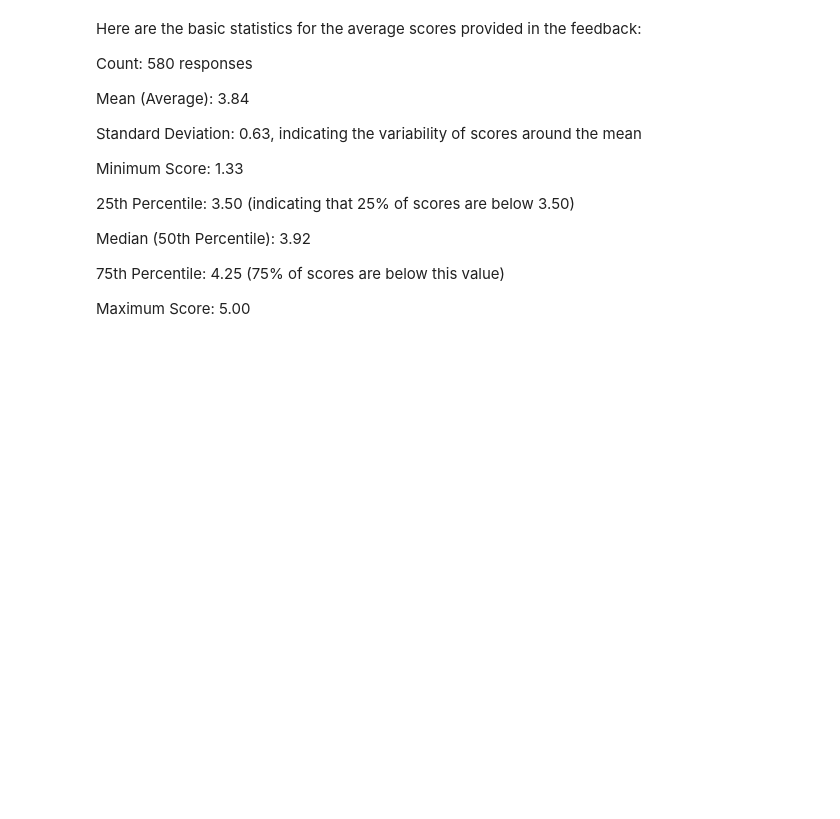
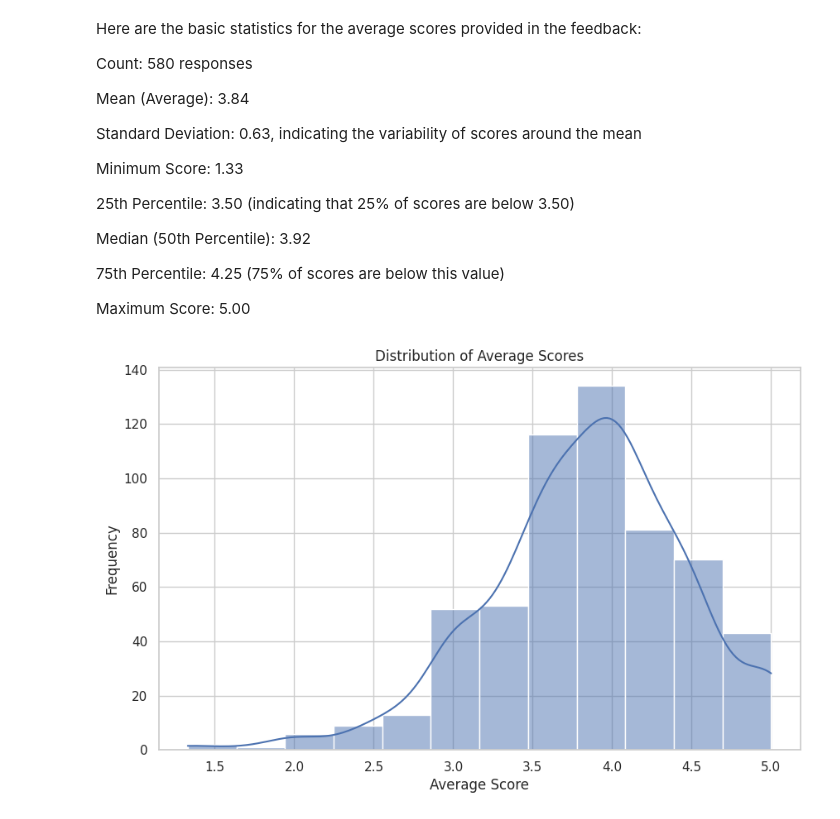
Before and after one commit to WellBrian/FUTURE_DS_03, a Jupyter notebook: Student_satisfaction_survey.ipynb, the cells around one changed output. Cells and saved outputs as stored; diff of their text form; code cells hidden in the pictures; blank space fills up the shorter version.

```diff
--- a/Student_satisfaction_survey.ipynb
+++ b/Student_satisfaction_survey.ipynb
@@ -103,3 +103,16 @@ Median (50th Percentile): 3.92
 75th Percentile: 4.25 (75% of scores are below this value)
 
 Maximum Score: 5.00
+# %%
+# Setting the style
+sns.set(style="whitegrid")
+
+# Creating a histogram for the distribution of average scores
+plt.figure(figsize=(10, 6))
+sns.histplot(df['Average'], bins=12, kde=True, color="b")
+plt.title('Distribution of Average Scores')
+plt.xlabel('Average Score')
+plt.ylabel('Frequency')
+plt.show();
+# %% [output]
+[figure, added]
```
Also changed, not shown: parts of 8 cells of this notebook.
